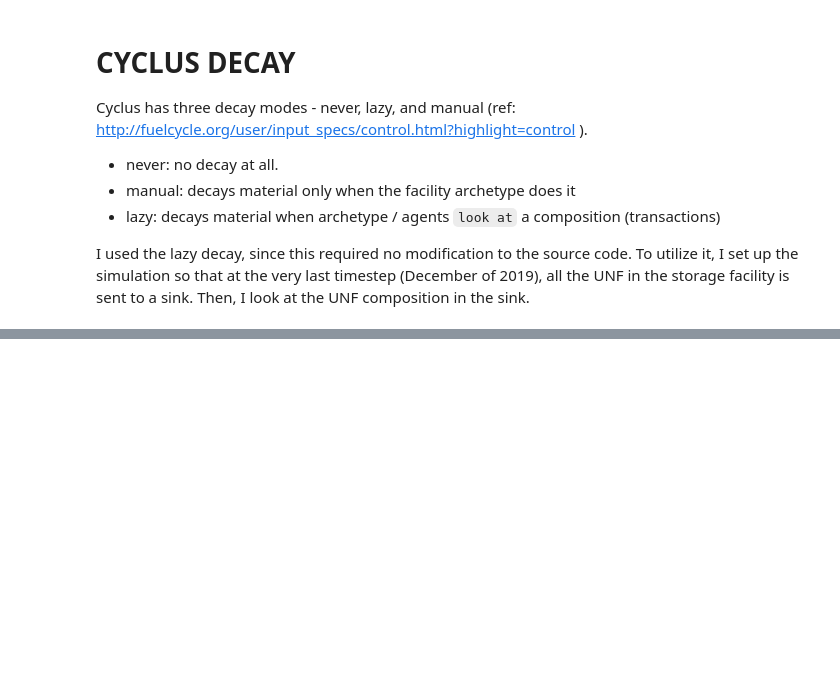
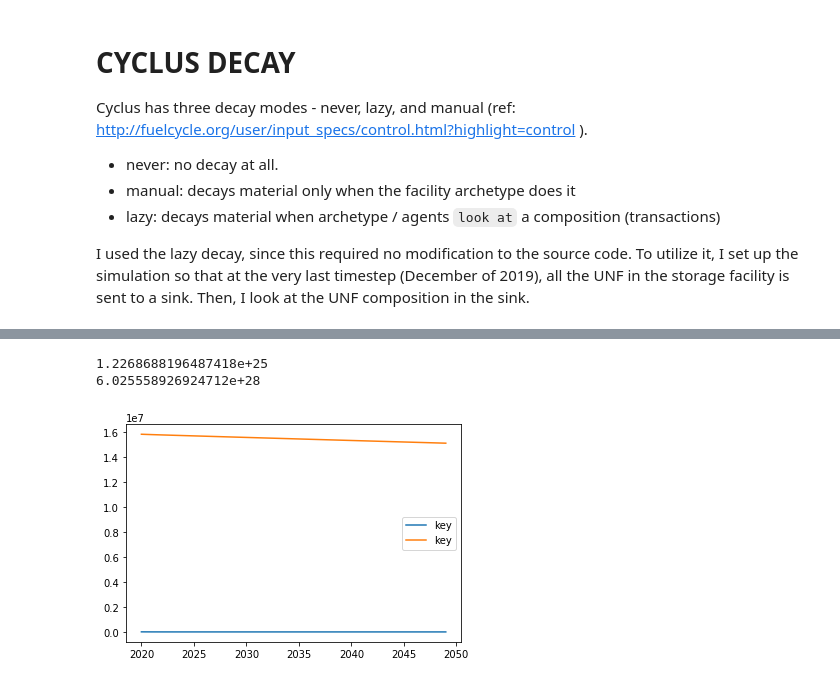
Before and after one commit to arfc/udb_reactor, a Jupyter notebook: scripts/analysis.ipynb, the cells around one changed output, grey strips where cells are left out. Saved outputs shown, nothing was run; the diff lists cells and outputs as text; code cells hidden in the pictures; blank space fills up the shorter version.

```diff
--- a/scripts/analysis.ipynb
+++ b/scripts/analysis.ipynb
@@ -154,9 +155,5 @@ for row in composition:
 total_unf_isotopics = {}
 for key, value in final_comp_dict.items():
     mass = total_unf_mass[0]['quantity'] * value
-    # filter less than 100?
-    if mass < 1000:
-        continue
-    total_unf_isotopics[key] = mass
-    print('%s: %f' %(key, mass))
+    total_unf_isotopics[key] = float(mass)
 # %% [output]
@@ -190,0 +177,6 @@ plt.show()
+# %%
+# compare this with what UNF standard calculated for 2020
+data_2020 = np.genfromtxt('../db/2020_comp.csv', delimiter=",", dtype=None)
+data_2020_dict = {}
+for data in data_2020:
+    data_2020_dict[data[0].decode('utf-8').replace('-','')] = data[1]
@@ -190,0 +232,60 @@ plt.show()
+# %%
+# get decay heat
+import math
+def nansum(dict):
+    val = 0
+    for value in dict.values():
+        if math.isnan(value):
+            continue
+        else:
+            val += value
+    return val
+
+def decay_heat(material, time=0):
+    decayed = material.decay(time)
+    heat = decayed.decay_heat()
+    return nansum(heat)
+
+def activity(material, time=0):
+    decayed = Material.decay(material, time)
+    act = decayed.activity()
+    return nansum(act)
+
+# pyne expects mass in grams
+# decay heat in units of MW
+# activity in Bq
+
+material_cyc_avg = Material(total_unf_isotopics)
+material_data = Material(data_2020_dict)
+
+cum_dict = {'cyc_avg': material_cyc_avg,
+            'data': material_data}
+
+print(activity(material_cyc_avg))
+print(activity(material_data))
+# %% [output]
+1.2268688196487418e+25
+6.025558926924712e+28
+# %%
+# decay profile over time,
+years = np.arange(2020, 2050, 1)
+secs_in_year = 3600 * 24 * 365
+
+heat_timeseries_dict = {}
+act_timeseries_dict = {}
+for key, val in cum_dict.items():
+    heat = np.zeros(len(years))
+    act = np.zeros(len(years))
+    for indx, year in enumerate(years):
+        heat[indx] = decay_heat(val, (year-years[0]) * secs_in_year) / 1000
+        act[indx] = activity(val, (year-years[0]) * secs_in_year) / (1000 * 3.7e10)
+    heat_timeseries_dict[key] = heat
+    act_timeseries_dict[key] = act
+
+    plt.plot(years, heat, label='key')
+
+plt.legend()
+plt.show()
+plt.close()
+# %% [output]
+[figure, added]
```
Also changed, not shown: parts of 7 cells of this notebook.
